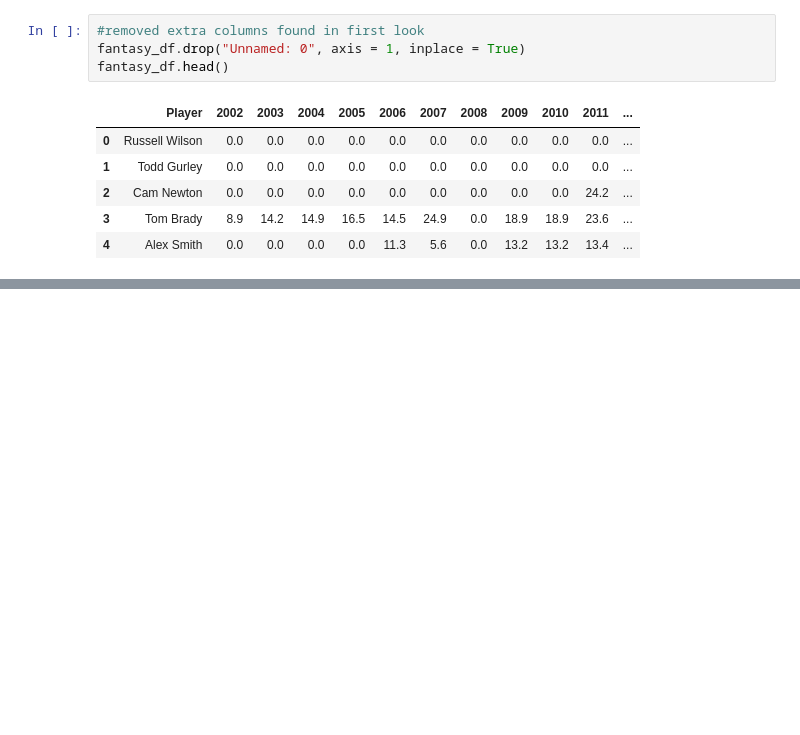
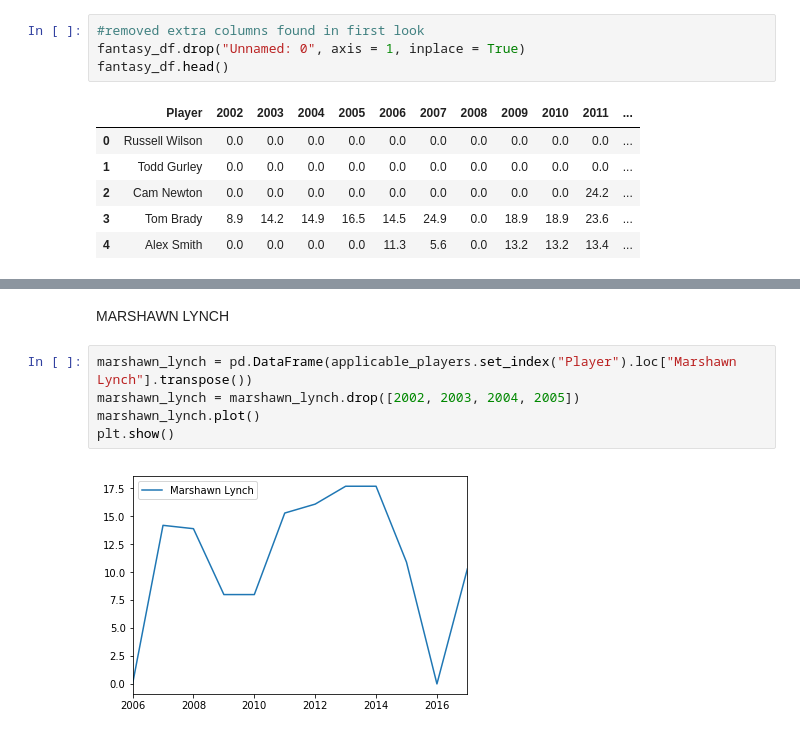
Before and after one commit to risatino/project-seadogs, a Jupyter notebook: fantasy_data_plots.ipynb, the cells around one changed output, grey strips where cells are left out. Saved outputs shown, nothing was run; the diff lists cells and outputs as text; blank space fills up the shorter version.

```diff
--- a/fantasy_data_plots.ipynb
+++ b/fantasy_data_plots.ipynb
@@ -101,0 +115,9 @@ plt.show()
+# %% [markdown]
+MARSHAWN LYNCH
+# %%
+marshawn_lynch = pd.DataFrame(applicable_players.set_index("Player").loc["Marshawn Lynch"].transpose())
+marshawn_lynch = marshawn_lynch.drop([2002, 2003, 2004, 2005])
+marshawn_lynch.plot()
+plt.show()
+# %% [output]
+[figure, added]
```
Also changed, not shown: parts of 45 cells of this notebook.
